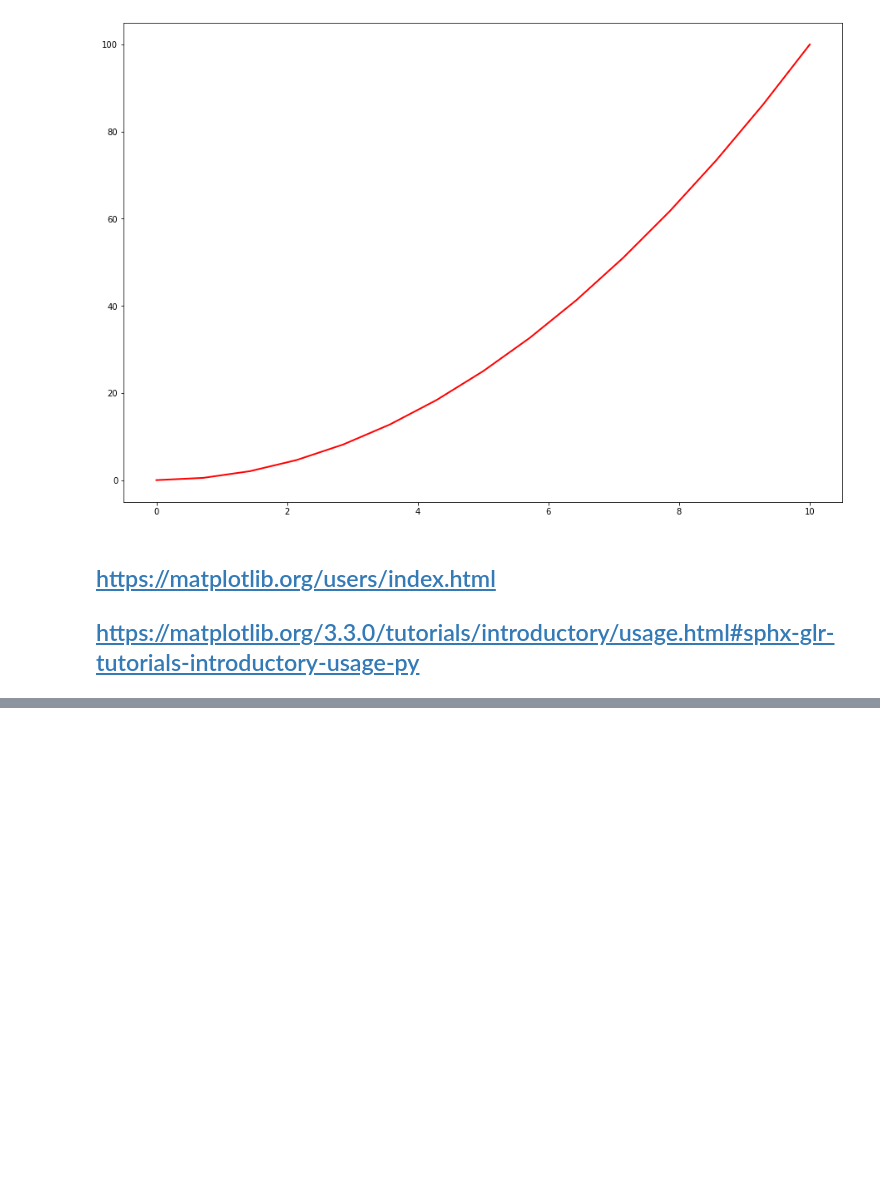
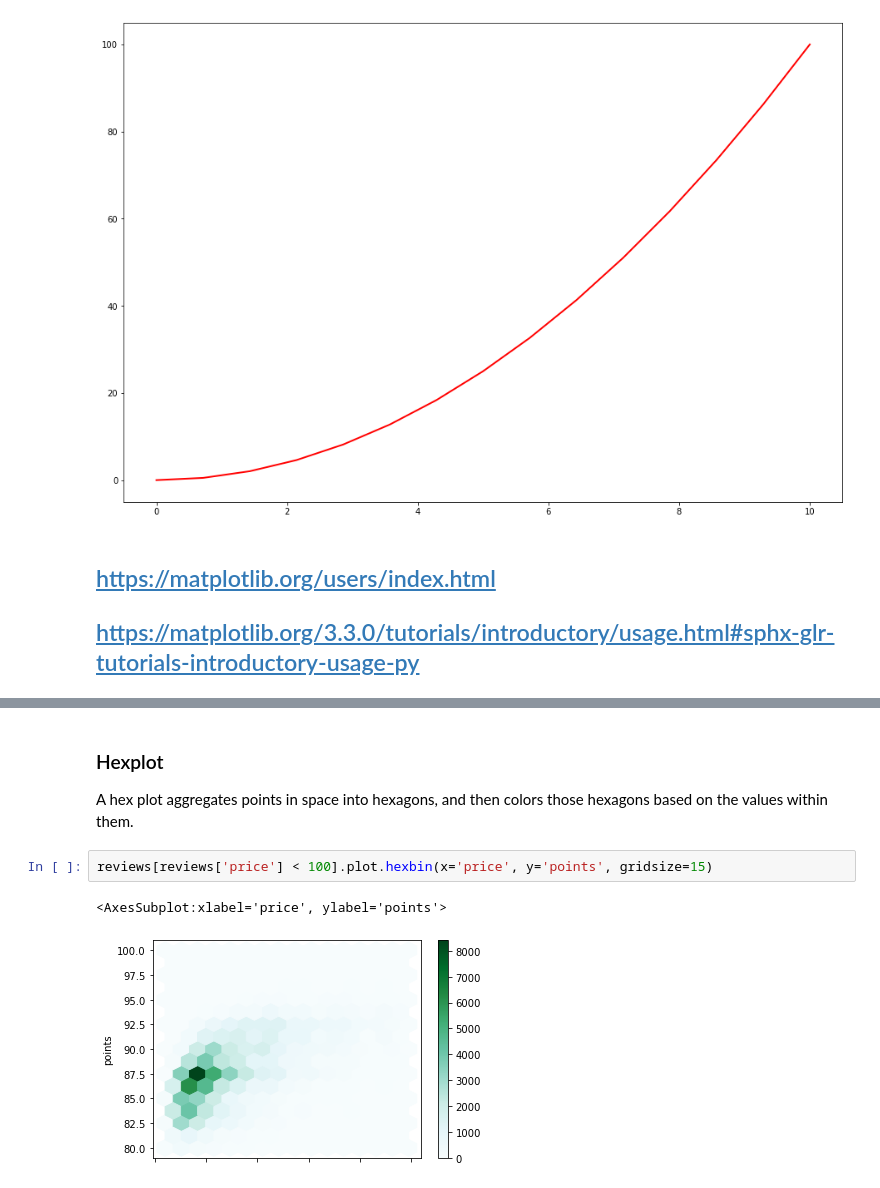
Before and after one commit to umang8496/hands-on-ml, a Jupyter notebook: hands-on-exercise-for-ml/data-visualization-using-matplotlib.ipynb, the cells around one changed output, grey strips where cells are left out. Cells and saved outputs as stored; diff of their text form; blank space fills up the shorter version.

```diff
--- a/hands-on-exercise-for-ml/data-visualization-using-matplotlib.ipynb
+++ b/hands-on-exercise-for-ml/data-visualization-using-matplotlib.ipynb
@@ -254,0 +291,8 @@ axes1.set_ylim([0,10])
+# %% [markdown]
+### Hexplot
+A hex plot aggregates points in space into hexagons, and then colors those hexagons based on the values within them.
+# %%
+reviews[reviews['price'] < 100].plot.hexbin(x='price', y='points', gridsize=15)
+# %% [output]
+<AxesSubplot:xlabel='price', ylabel='points'>
+[figure, added]
```
Also changed, not shown: parts of 14 cells of this notebook.
